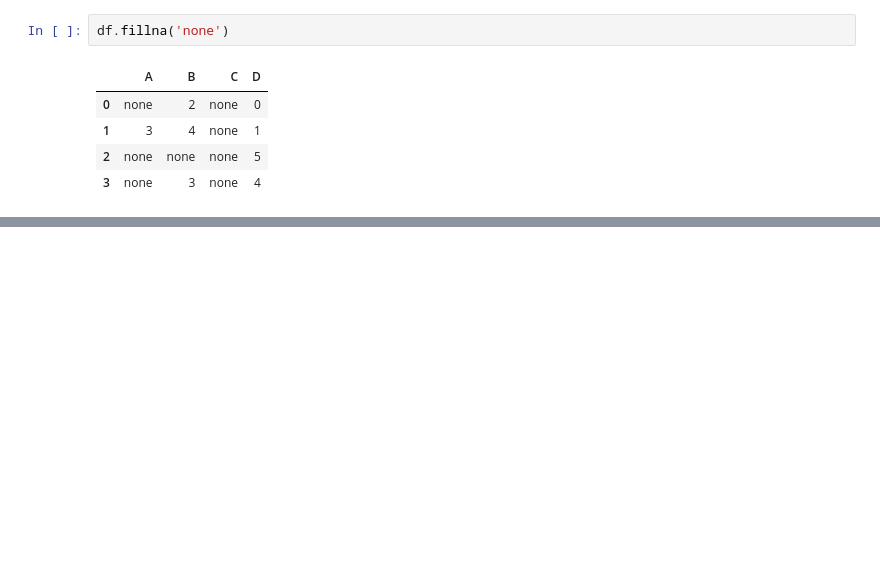
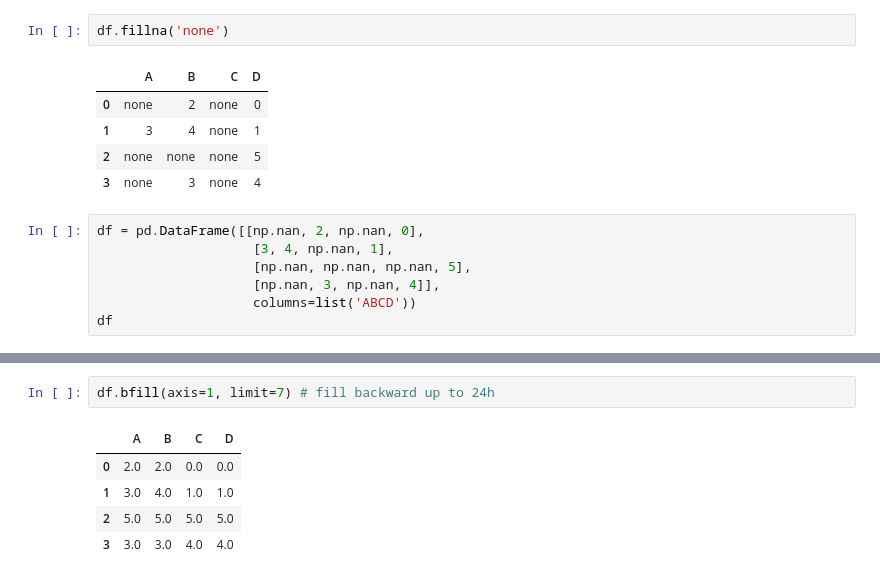
Before and after one commit to andreiciobanu/Predictive_Maintenance_using_Machine-Learning_Microsoft_Casestudy, a Jupyter notebook: Learn.ipynb, the cells around one changed output, grey strips where cells are left out. Drawn from its saved outputs; the diff is of its cells as text; blank space fills up the shorter version.

```diff
--- a/Learn.ipynb
+++ b/Learn.ipynb
@@ -395,3 +400,10 @@ df.fillna('none')
 | 1 | 3 | 4 | none | 1 |
 | 2 | none | none | none | 5 |
 | 3 | none | 3 | none | 4 |
+# %%
+df = pd.DataFrame([[np.nan, 2, np.nan, 0],
+                    [3, 4, np.nan, 1],
+                    [np.nan, np.nan, np.nan, 5],
+                    [np.nan, 3, np.nan, 4]],
+                    columns=list('ABCD'))
+df
@@ -397,0 +416,8 @@ df.fillna('none')
+# %%
+df.bfill(axis=1, limit=7) # fill backward up to 24h
+# %% [output]
+|  | A | B | C | D |
+| 0 | 2.0 | 2.0 | 0.0 | 0.0 |
+| 1 | 3.0 | 4.0 | 1.0 | 1.0 |
+| 2 | 5.0 | 5.0 | 5.0 | 5.0 |
+| 3 | 3.0 | 3.0 | 4.0 | 4.0 |
```
Also changed, not shown: parts of 12 cells of this notebook, 3 other files.
